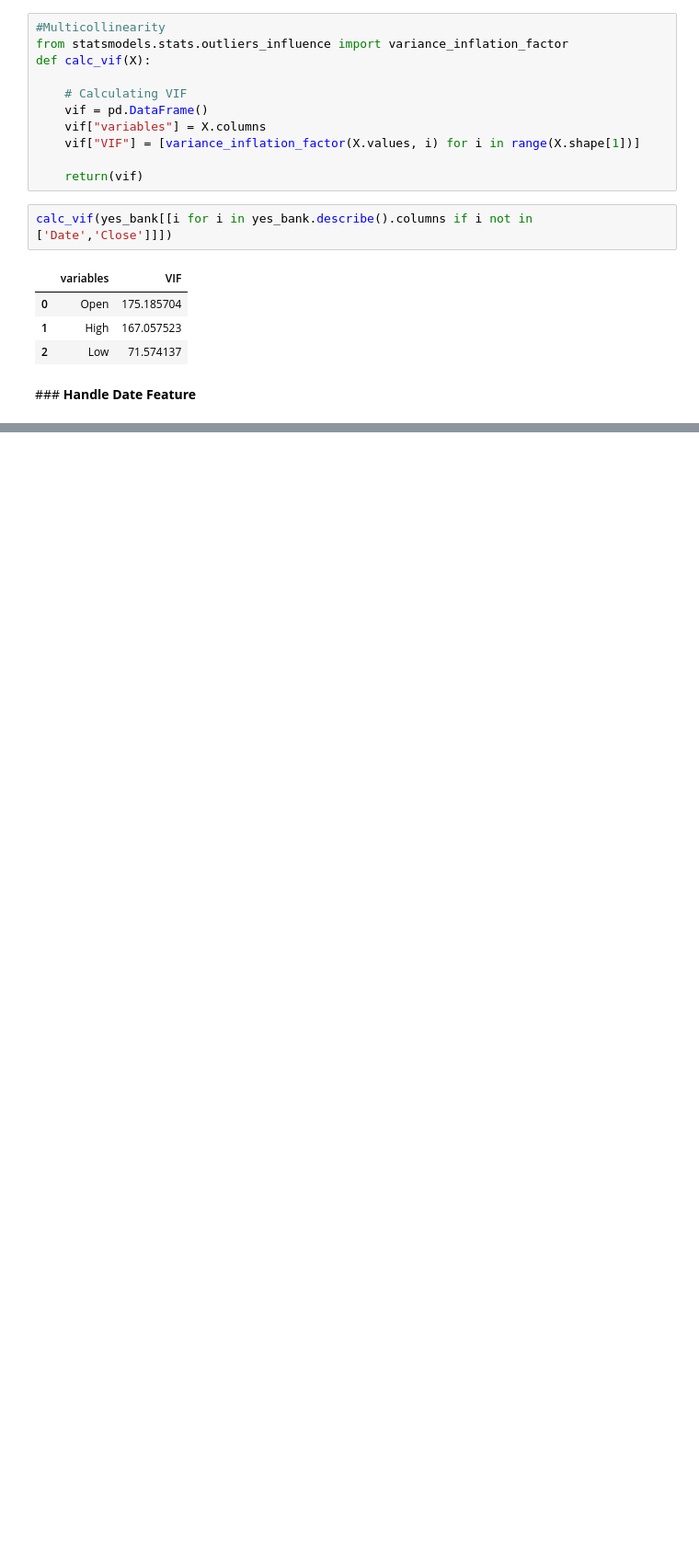
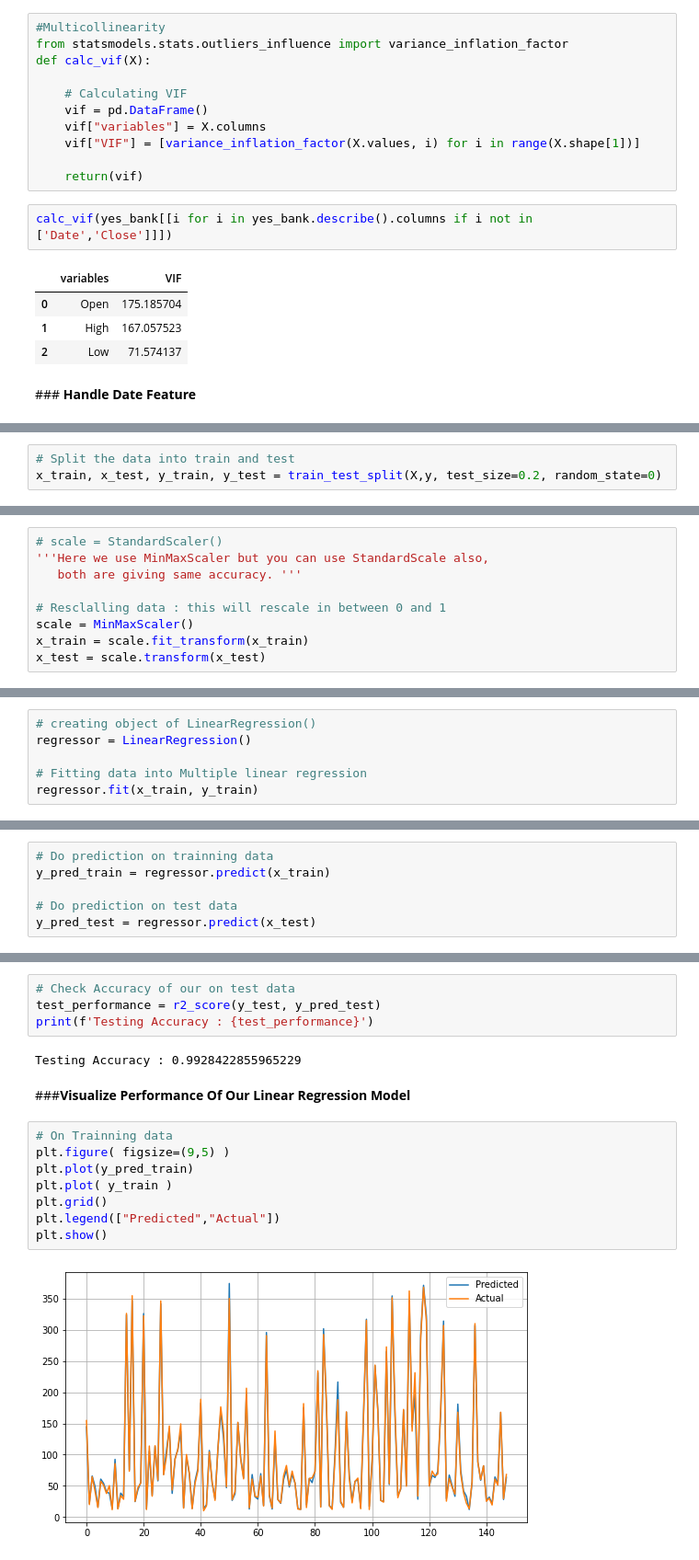
Before and after one commit to Developer-AD/Yes_Bank_Price_Prediction, a Jupyter notebook: Yes_Bank_Price_Prediction.ipynb, the cells around one changed output, grey strips where cells are left out. Shown: that part at 92% size. Cells and saved outputs as stored; diff of their text form; blank space fills up the shorter version.

```diff
--- a/Yes_Bank_Price_Prediction.ipynb
+++ b/Yes_Bank_Price_Prediction.ipynb
@@ -181,0 +288,3 @@ yes_bank['Date']=pd.to_datetime(yes_bank['Date'], format = '%b-%y')
+# %%
+# Split the data into train and test
+x_train, x_test, y_train, y_test = train_test_split(X,y, test_size=0.2, random_state=0)
@@ -181,0 +293,9 @@ yes_bank['Date']=pd.to_datetime(yes_bank['Date'], format = '%b-%y')
+# %%
+# scale = StandardScaler()
+'''Here we use MinMaxScaler but you can use StandardScale also,
+   both are giving same accuracy. '''
+
+# Resclalling data : this will rescale in between 0 and 1
+scale = MinMaxScaler()
+x_train = scale.fit_transform(x_train)
+x_test = scale.transform(x_test)
@@ -181,0 +304,6 @@ yes_bank['Date']=pd.to_datetime(yes_bank['Date'], format = '%b-%y')
+# %%
+# creating object of LinearRegression()
+regressor = LinearRegression()
+
+# Fitting data into Multiple linear regression
+regressor.fit(x_train, y_train)
@@ -181,0 +325,6 @@ yes_bank['Date']=pd.to_datetime(yes_bank['Date'], format = '%b-%y')
+# %%
+# Do prediction on trainning data
+y_pred_train = regressor.predict(x_train)
+
+# Do prediction on test data
+y_pred_test = regressor.predict(x_test)
@@ -181,0 +365,18 @@ yes_bank['Date']=pd.to_datetime(yes_bank['Date'], format = '%b-%y')
+# %%
+# Check Accuracy of our on test data
+test_performance = r2_score(y_test, y_pred_test)
+print(f'Testing Accuracy : {test_performance}')
+# %% [output]
+Testing Accuracy : 0.9928422855965229
+# %% [markdown]
+###<b>Visualize Performance Of Our Linear Regression Model</b>
+# %%
+# On Trainning data
+plt.figure( figsize=(9,5) )
+plt.plot(y_pred_train)
+plt.plot( y_train )
+plt.grid()
+plt.legend(["Predicted","Actual"])
+plt.show()
+# %% [output]
+[figure, added]
```
Also changed, not shown: parts of 61 cells of this notebook.
